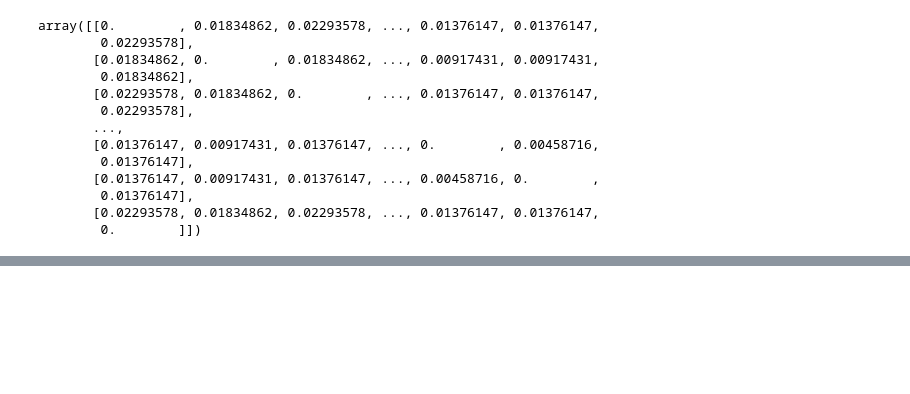
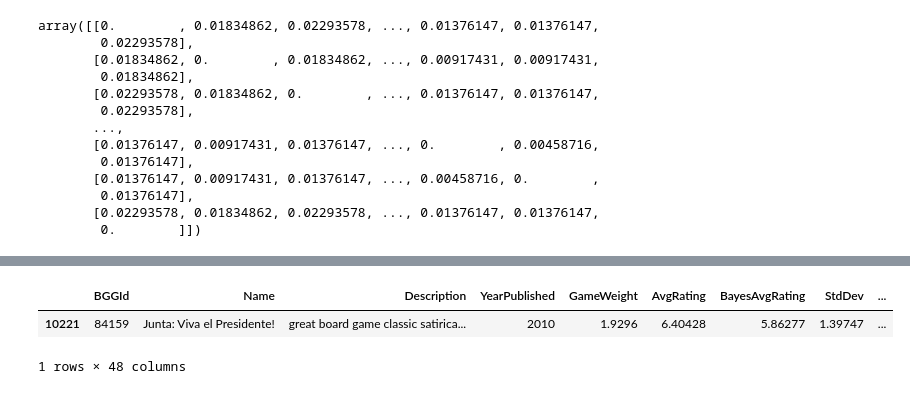
Before and after one commit to VitalijsTickovs/RecSys_Project, a Jupyter notebook: similarity_matrices_notebook.ipynb, the cells around one changed output, grey strips where cells are left out. Cells and saved outputs as stored; diff of their text form; code cells hidden in the pictures; blank space fills up the shorter version.

```diff
--- a/alexandru_notebook.ipynb
+++ b/similarity_matrices_notebook.ipynb
@@ -195,0 +233,6 @@ array([[0.        , 0.01834862, 0.02293578, ..., 0.01376147, 0.01376147,
+# %%
+second_dataset[second_dataset['BGGId'] == 84159]
+# %% [output]
+|  | BGGId | Name | Description | YearPublished | GameWeight | AvgRating | BayesAvgRating | StdDev | ... |
+| 10221 | 84159 | Junta: Viva el Presidente! | great board game classic satirica... | 2010 | 1.9296 | 6.40428 | 5.86277 | 1.39747 | ... |
+1 rows × 48 columns
```
Also changed, not shown: parts of 4 cells of this notebook, 1 other file.
